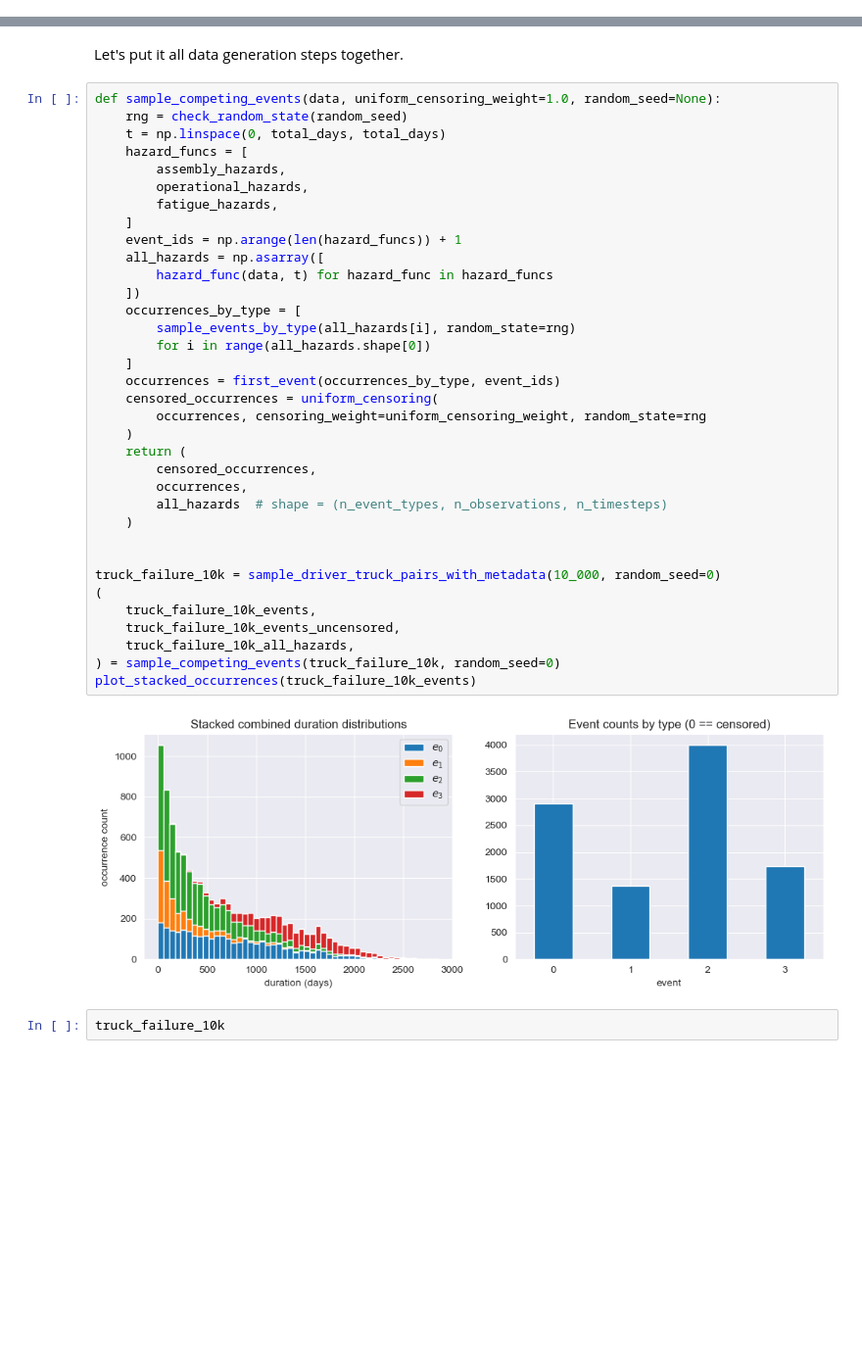
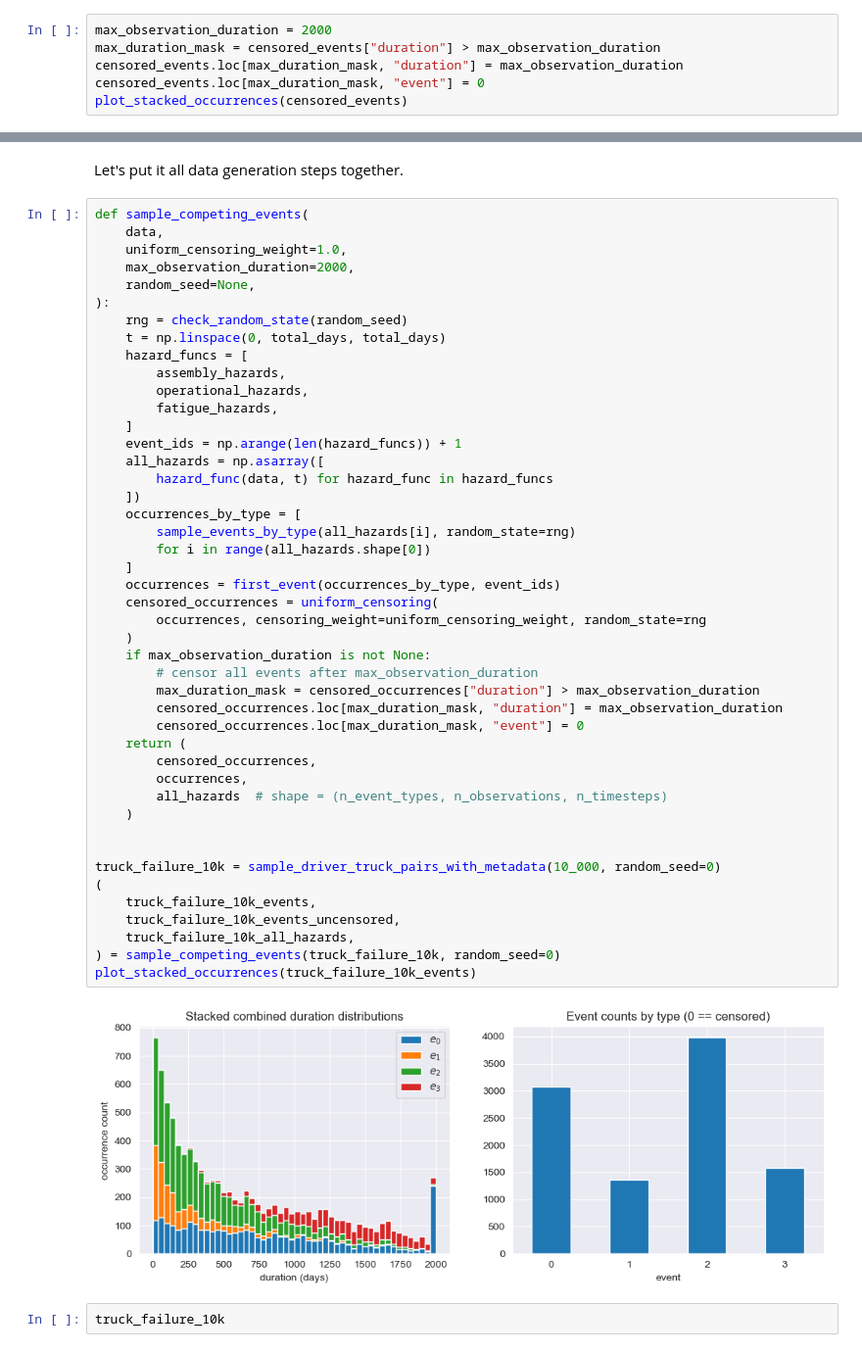
Before and after one commit to soda-inria/survival-analysis-benchmark, a Jupyter notebook: notebooks/truck_dataset.ipynb, the cells around one changed output, grey strips where cells are left out. Shown: that part at 98% size. Cells and saved outputs as stored; diff of their text form; blank space fills up the shorter version.

Commit message:
Add deterministic censoring component to make the tutorial more representative of a real life setting + better analysis of the KM result

```diff
--- a/notebooks/truck_dataset.ipynb
+++ b/notebooks/truck_dataset.ipynb
@@ -477,0 +480,6 @@ plot_stacked_occurrences(censored_events)
+# %%
+max_observation_duration = 2000
+max_duration_mask = censored_events["duration"] > max_observation_duration
+censored_events.loc[max_duration_mask, "duration"] = max_observation_duration
+censored_events.loc[max_duration_mask, "event"] = 0
+plot_stacked_occurrences(censored_events)
@@ -478,7 +488,12 @@ plot_stacked_occurrences(censored_events)
 # %% [markdown]
 Let's put it all data generation steps together.
 # %%
-def sample_competing_events(data, uniform_censoring_weight=1.0, random_seed=None):
+def sample_competing_events(
+    data,
+    uniform_censoring_weight=1.0,
+    max_observation_duration=2000,
+    random_seed=None,
+):
     rng = check_random_state(random_seed)
     t = np.linspace(0, total_days, total_days)
     hazard_funcs = [
@@ -486,34 +501,39 @@ def sample_competing_events(data, uniform_censoring_weight=1.0, random_seed=None
         operational_hazards,
         fatigue_hazards,
     ]
     event_ids = np.arange(len(hazard_funcs)) + 1
     all_hazards = np.asarray([
         hazard_func(data, t) for hazard_func in hazard_funcs
     ])
     occurrences_by_type = [
         sample_events_by_type(all_hazards[i], random_state=rng)
         for i in range(all_hazards.shape[0])
     ]
     occurrences = first_event(occurrences_by_type, event_ids)
     censored_occurrences = uniform_censoring(
         occurrences, censoring_weight=uniform_censoring_weight, random_state=rng
     )
+    if max_observation_duration is not None:
+        # censor all events after max_observation_duration
+        max_duration_mask = censored_occurrences["duration"] > max_observation_duration
+        censored_occurrences.loc[max_duration_mask, "duration"] = max_observation_duration
+        censored_occurrences.loc[max_duration_mask, "event"] = 0
     return (
         censored_occurrences,
         occurrences,
         all_hazards  # shape = (n_event_types, n_observations, n_timesteps)
     )
 
 
 truck_failure_10k = sample_driver_truck_pairs_with_metadata(10_000, random_seed=0)
 (
     truck_failure_10k_events,
     truck_failure_10k_events_uncensored,
     truck_failure_10k_all_hazards,
 ) = sample_competing_events(truck_failure_10k, random_seed=0)
 plot_stacked_occurrences(truck_failure_10k_events)
 # %% [output]
-[figure, old version]
+[figure, new version]
 # %%
 truck_failure_10k
 # %% [output]
```
Also changed, not shown: parts of 7 cells of this notebook, 2 other files.
